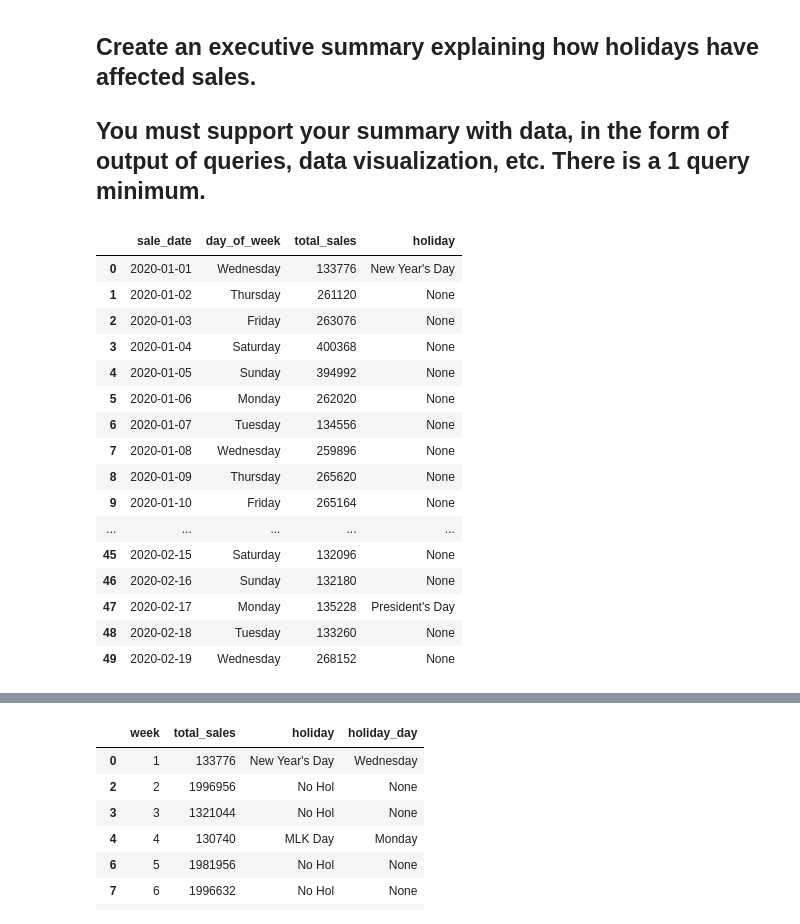
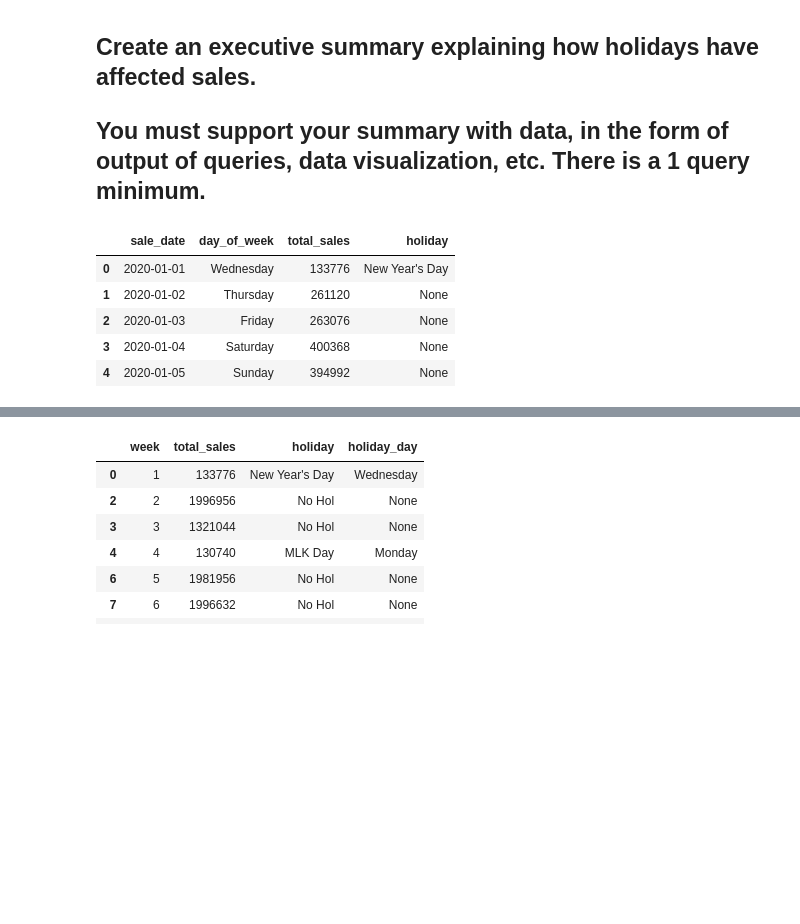
Before and after one commit to morinlandon12/ucb_mids_w205_project_1, a Jupyter notebook: project_1_4.ipynb, the cells around one changed output, grey strips where cells are left out. Drawn from its saved outputs; the diff is of its cells as text; code cells hidden in the pictures; blank space fills up the shorter version.

```diff
--- a/project_1_4.ipynb
+++ b/project_1_4.ipynb
@@ -93,45 +93,34 @@ select sa.sale_date,
        to_char(date_trunc('day', sa.sale_date), 'Day') as day_of_week,
        to_char(date_trunc('day', h.holiday_date), 'Day') as day_of_week_hol,
        sum(sa.total_amount) as total_sales,
        h.description as holiday
 from sales as sa
     full join holidays as h
         on h.holiday_date = sa.sale_date
 group by sa.sale_date, h.holiday_date
 order by sa.sale_date, extract(dow from sa.sale_date)
 
 """
 
 df = my_select_query_pandas(query, rollback_before_flag, rollback_after_flag)
 
 df['sale_date'] = df['sale_date'].combine_first(df['holiday_date'])
 df = df.drop('holiday_date', axis = 1)
 df['day_of_week'] = df['day_of_week'].combine_first(df['day_of_week_hol'])
 df = df.drop('day_of_week_hol', axis = 1)
 df = df.sort_values(by = 'sale_date')
 df = df.reset_index()
 df = df.drop('index', axis = 1)
 df['sale_date'] = pd.to_datetime(df['sale_date'])
 df['total_sales'] = df['total_sales'].fillna(0)
-df.head(50)
+df.head()
 # %% [output]
 |  | sale_date | day_of_week | total_sales | holiday |
 | 0 | 2020-01-01 | Wednesday | 133776 | New Year's Day |
 | 1 | 2020-01-02 | Thursday | 261120 | None |
 | 2 | 2020-01-03 | Friday | 263076 | None |
 | 3 | 2020-01-04 | Saturday | 400368 | None |
 | 4 | 2020-01-05 | Sunday | 394992 | None |
-| 5 | 2020-01-06 | Monday | 262020 | None |
-| 6 | 2020-01-07 | Tuesday | 134556 | None |
-| 7 | 2020-01-08 | Wednesday | 259896 | None |
-| 8 | 2020-01-09 | Thursday | 265620 | None |
-| 9 | 2020-01-10 | Friday | 265164 | None |
-| ... | ... | ... | ... | ... |
-| 45 | 2020-02-15 | Saturday | 132096 | None |
-| 46 | 2020-02-16 | Sunday | 132180 | None |
-| 47 | 2020-02-17 | Monday | 135228 | President's Day |
-| 48 | 2020-02-18 | Tuesday | 133260 | None |
-| 49 | 2020-02-19 | Wednesday | 268152 | None |
 # %%
 cats = ['Monday', 'Tuesday', 'Wednesday', 'Thursday', 'Friday', 'Saturday', 'Sunday']
 dow_sales = df.groupby('day_of_week').mean()
```
Also changed, not shown: parts of 5 cells of this notebook.
